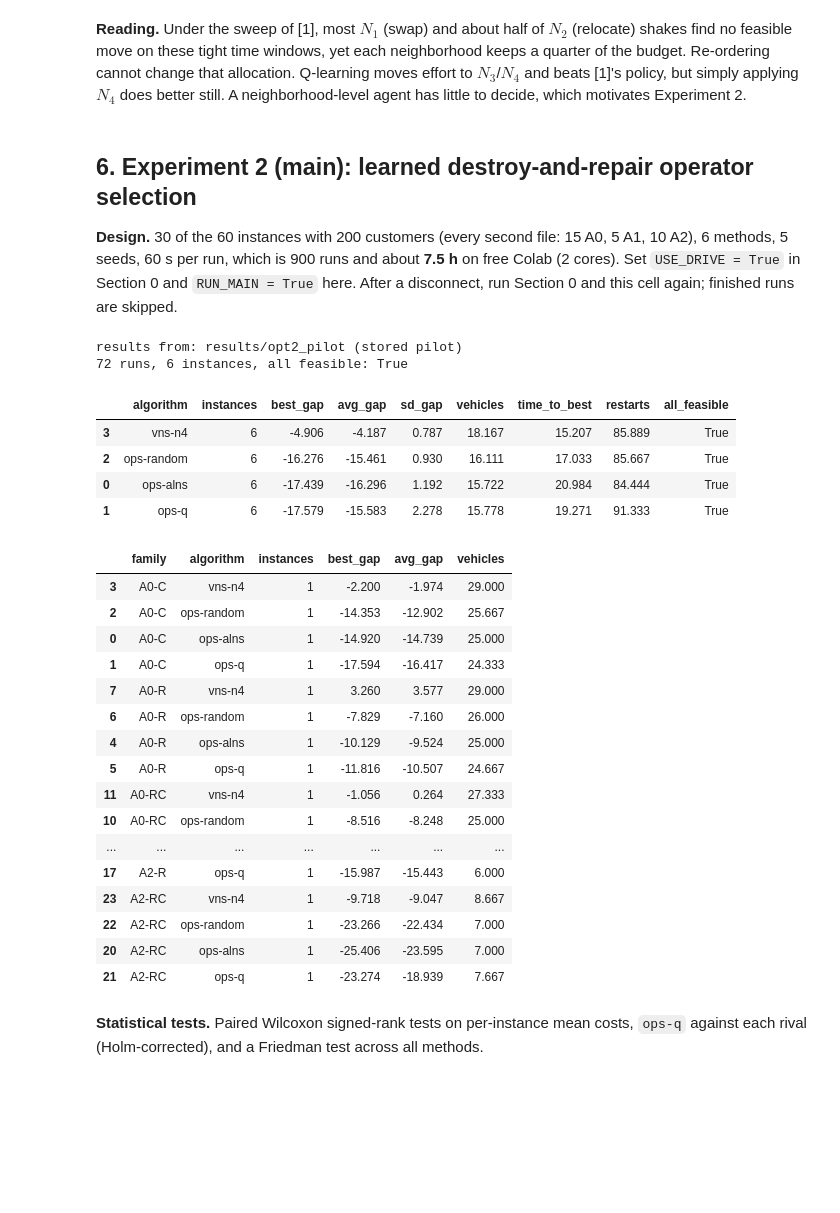
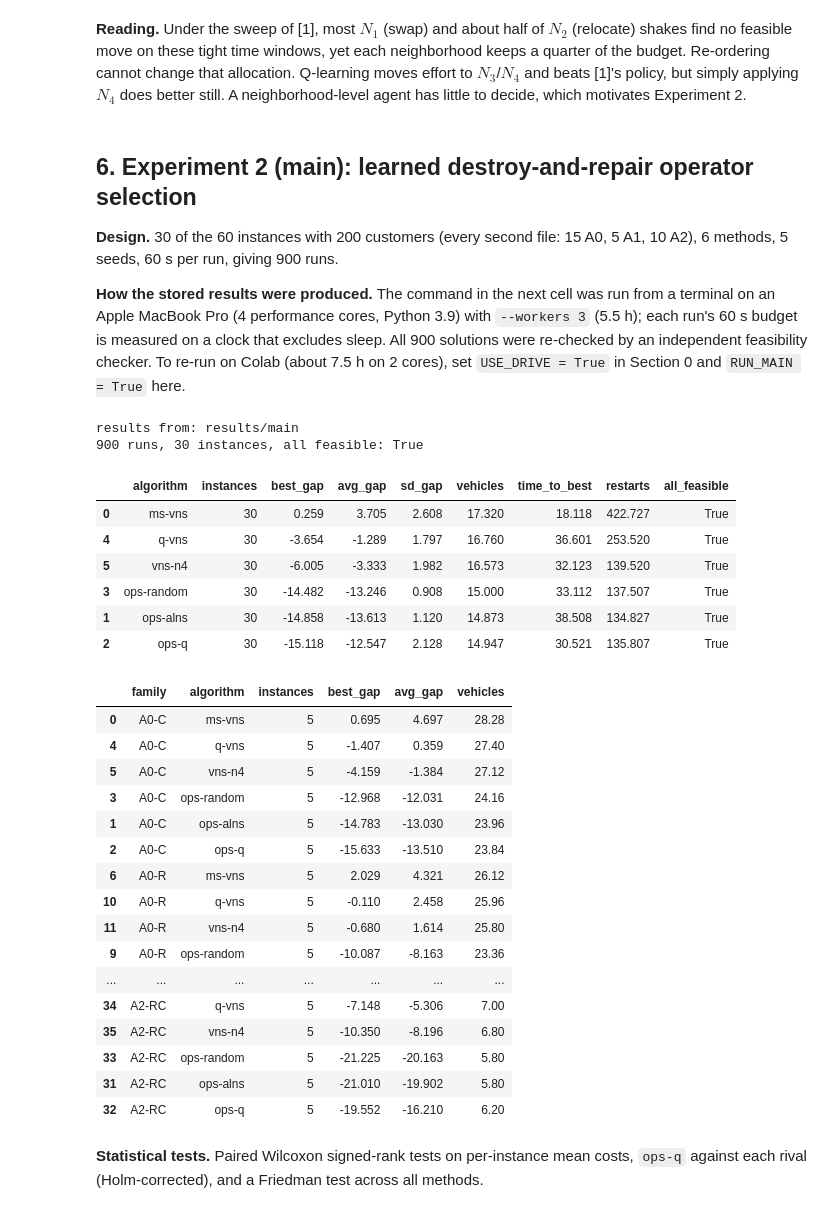
Before and after one commit to SadiaWaseem/571-Project, a Jupyter notebook: notebooks/MVRDC_QVNS.ipynb, the cells around one changed output. Saved outputs shown, nothing was run; the diff lists cells and outputs as text; code cells hidden in the pictures; blank space fills up the shorter version.

```diff
--- a/notebooks/MVRDC_QVNS.ipynb
+++ b/notebooks/MVRDC_QVNS.ipynb
@@ -70,10 +70,11 @@ def run(inst, alg, seconds, seed=1):
             return solve(inst, make_selector(alg), VNSConfig(time_limit=seconds), seed)
     return solve(inst, make_selector(alg), VNSConfig(time_limit=seconds), seed)
 
-def results_dir(preferred, fallback):
+def results_dir(*candidates):
+    # first folder that holds results (runs/ or runs.zip); the repository ships results/main and results/sens
     ok = lambda d: os.path.isdir(f"{d}/runs") or os.path.exists(f"{d}/runs.zip")
-    d = preferred if ok(preferred) else fallback
-    print("results from:", d, "(stored pilot)" if d == fallback else "")
+    d = next(c for c in candidates if ok(c))
+    print("results from:", d)
     return d
 # %% [markdown]
 ## 1. Problem and data
@@ -195,7 +196,9 @@ u[["share", "infeasible_%"]].unstack(0)
 **Reading.** Under the sweep of [1], most $N_1$ (swap) and about half of $N_2$ (relocate) shakes find no feasible move on these tight time windows, yet each neighborhood keeps a quarter of the budget. Re-ordering cannot change that allocation. Q-learning moves effort to $N_3$/$N_4$ and beats [1]'s policy, but simply applying $N_4$ does better still. A neighborhood-level agent has little to decide, which motivates Experiment 2.
 # %% [markdown]
 ## 6. Experiment 2 (main): learned destroy-and-repair operator selection
-**Design.** 30 of the 60 instances with 200 customers (every second file: 15 A0, 5 A1, 10 A2), 6 methods, 5 seeds, 60 s per run, which is 900 runs and about **7.5 h** on free Colab (2 cores). Set `USE_DRIVE = True` in Section 0 and `RUN_MAIN = True` here. After a disconnect, run Section 0 and this cell again; finished runs are skipped.
+**Design.** 30 of the 60 instances with 200 customers (every second file: 15 A0, 5 A1, 10 A2), 6 methods, 5 seeds, 60 s per run, giving 900 runs.
+
+**How the stored results were produced.** The command in the next cell was run from a terminal on an Apple MacBook Pro (4 performance cores, Python 3.9) with `--workers 3` (5.5 h); each run's 60 s budget is measured on a clock that excludes sleep. All 900 solutions were re-checked by an independent feasibility checker. To re-run on Colab (about 7.5 h on 2 cores), set `USE_DRIVE = True` in Section 0 and `RUN_MAIN = True` here.
 # %%
 RUN_MAIN = False
 MAIN_DIR = f"{RESULTS_ROOT}/main"
@@ -204,38 +207,40 @@ if RUN_MAIN:
         --algorithms ms-vns q-vns vns-n4 ops-random ops-alns ops-q --seeds 1-5 \
         --time-limit 60 --workers 2 --out "$MAIN_DIR"
 # %%
-RES2 = results_dir(MAIN_DIR, "results/opt2_pilot")
+RES2 = results_dir(MAIN_DIR, "results/main", "results/opt2_pilot")
 res2 = A.add_gaps(A.load_results(RES2), refs)
 print(len(res2), "runs,", res2["instance"].nunique(), "instances, all feasible:", bool(res2["feasible"].all()))
 A.summary_table(res2)
 # %% [output]
-results from: results/opt2_pilot (stored pilot)
-72 runs, 6 instances, all feasible: True
+results from: results/main
+900 runs, 30 instances, all feasible: True
 |  | algorithm | instances | best_gap | avg_gap | sd_gap | vehicles | time_to_best | restarts | all_feasible |
-| 3 | vns-n4 | 6 | -4.906 | -4.187 | 0.787 | 18.167 | 15.207 | 85.889 | True |
-| 2 | ops-random | 6 | -16.276 | -15.461 | 0.930 | 16.111 | 17.033 | 85.667 | True |
-| 0 | ops-alns | 6 | -17.439 | -16.296 | 1.192 | 15.722 | 20.984 | 84.444 | True |
-| 1 | ops-q | 6 | -17.579 | -15.583 | 2.278 | 15.778 | 19.271 | 91.333 | True |
+| 0 | ms-vns | 30 | 0.259 | 3.705 | 2.608 | 17.320 | 18.118 | 422.727 | True |
+| 4 | q-vns | 30 | -3.654 | -1.289 | 1.797 | 16.760 | 36.601 | 253.520 | True |
+| 5 | vns-n4 | 30 | -6.005 | -3.333 | 1.982 | 16.573 | 32.123 | 139.520 | True |
+| 3 | ops-random | 30 | -14.482 | -13.246 | 0.908 | 15.000 | 33.112 | 137.507 | True |
+| 1 | ops-alns | 30 | -14.858 | -13.613 | 1.120 | 14.873 | 38.508 | 134.827 | True |
+| 2 | ops-q | 30 | -15.118 | -12.547 | 2.128 | 14.947 | 30.521 | 135.807 | True |
 # %%
 A.summary_table(res2, by=["family"])[["family", "algorithm", "instances", "best_gap", "avg_gap", "vehicles"]]
 # %% [output]
 |  | family | algorithm | instances | best_gap | avg_gap | vehicles |
-| 3 | A0-C | vns-n4 | 1 | -2.200 | -1.974 | 29.000 |
-| 2 | A0-C | ops-random | 1 | -14.353 | -12.902 | 25.667 |
-| 0 | A0-C | ops-alns | 1 | -14.920 | -14.739 | 25.000 |
-| 1 | A0-C | ops-q | 1 | -17.594 | -16.417 | 24.333 |
-| 7 | A0-R | vns-n4 | 1 | 3.260 | 3.577 | 29.000 |
-| 6 | A0-R | ops-random | 1 | -7.829 | -7.160 | 26.000 |
-| 4 | A0-R | ops-alns | 1 | -10.129 | -9.524 | 25.000 |
-| 5 | A0-R | ops-q | 1 | -11.816 | -10.507 | 24.667 |
-| 11 | A0-RC | vns-n4 | 1 | -1.056 | 0.264 | 27.333 |
-| 10 | A0-RC | ops-random | 1 | -8.516 | -8.248 | 25.000 |
+| 0 | A0-C | ms-vns | 5 | 0.695 | 4.697 | 28.28 |
+| 4 | A0-C | q-vns | 5 | -1.407 | 0.359 | 27.40 |
+| 5 | A0-C | vns-n4 | 5 | -4.159 | -1.384 | 27.12 |
+| 3 | A0-C | ops-random | 5 | -12.968 | -12.031 | 24.16 |
+| 1 | A0-C | ops-alns | 5 | -14.783 | -13.030 | 23.96 |
+| 2 | A0-C | ops-q | 5 | -15.633 | -13.510 | 23.84 |
+| 6 | A0-R | ms-vns | 5 | 2.029 | 4.321 | 26.12 |
+| 10 | A0-R | q-vns | 5 | -0.110 | 2.458 | 25.96 |
+| 11 | A0-R | vns-n4 | 5 | -0.680 | 1.614 | 25.80 |
+| 9 | A0-R | ops-random | 5 | -10.087 | -8.163 | 23.36 |
 | ... | ... | ... | ... | ... | ... | ... |
-| 17 | A2-R | ops-q | 1 | -15.987 | -15.443 | 6.000 |
-| 23 | A2-RC | vns-n4 | 1 | -9.718 | -9.047 | 8.667 |
-| 22 | A2-RC | ops-random | 1 | -23.266 | -22.434 | 7.000 |
-| 20 | A2-RC | ops-alns | 1 | -25.406 | -23.595 | 7.000 |
-| 21 | A2-RC | ops-q | 1 | -23.274 | -18.939 | 7.667 |
+| 34 | A2-RC | q-vns | 5 | -7.148 | -5.306 | 7.00 |
+| 35 | A2-RC | vns-n4 | 5 | -10.350 | -8.196 | 6.80 |
+| 33 | A2-RC | ops-random | 5 | -21.225 | -20.163 | 5.80 |
+| 31 | A2-RC | ops-alns | 5 | -21.010 | -19.902 | 5.80 |
+| 32 | A2-RC | ops-q | 5 | -19.552 | -16.210 | 6.20 |
 # %% [markdown]
 **Statistical tests.** Paired Wilcoxon signed-rank tests on per-instance mean costs, `ops-q` against each rival (Holm-corrected), and a Friedman test across all methods.
 # %%
```
Also changed, not shown: parts of 13 cells of this notebook, 12 other files.
